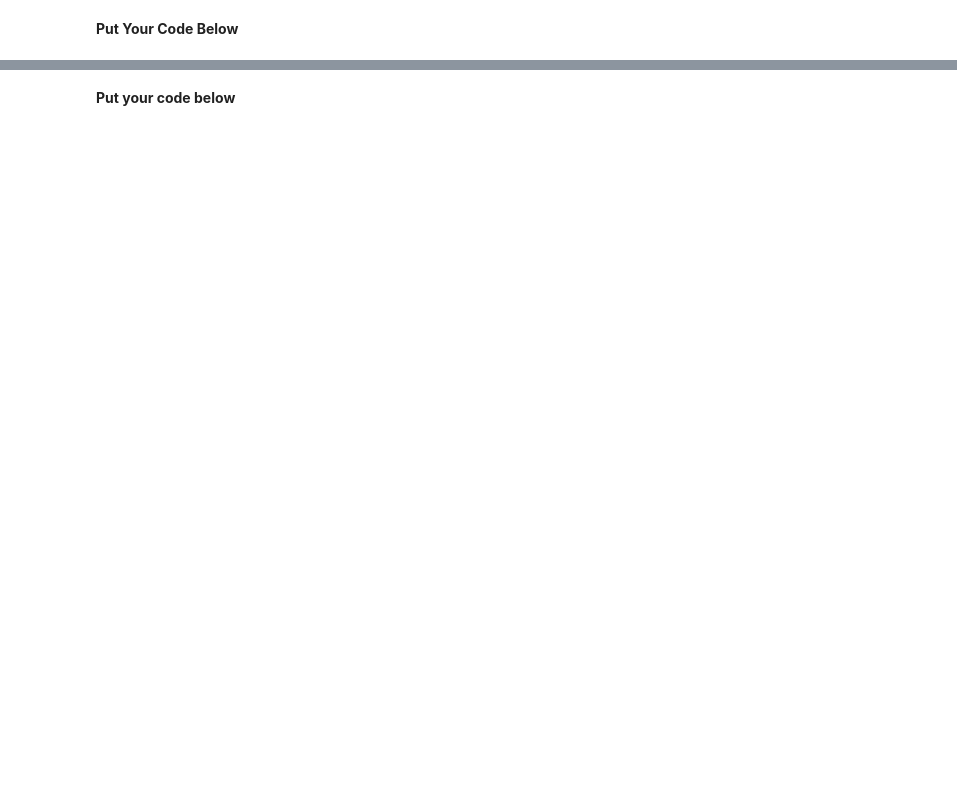
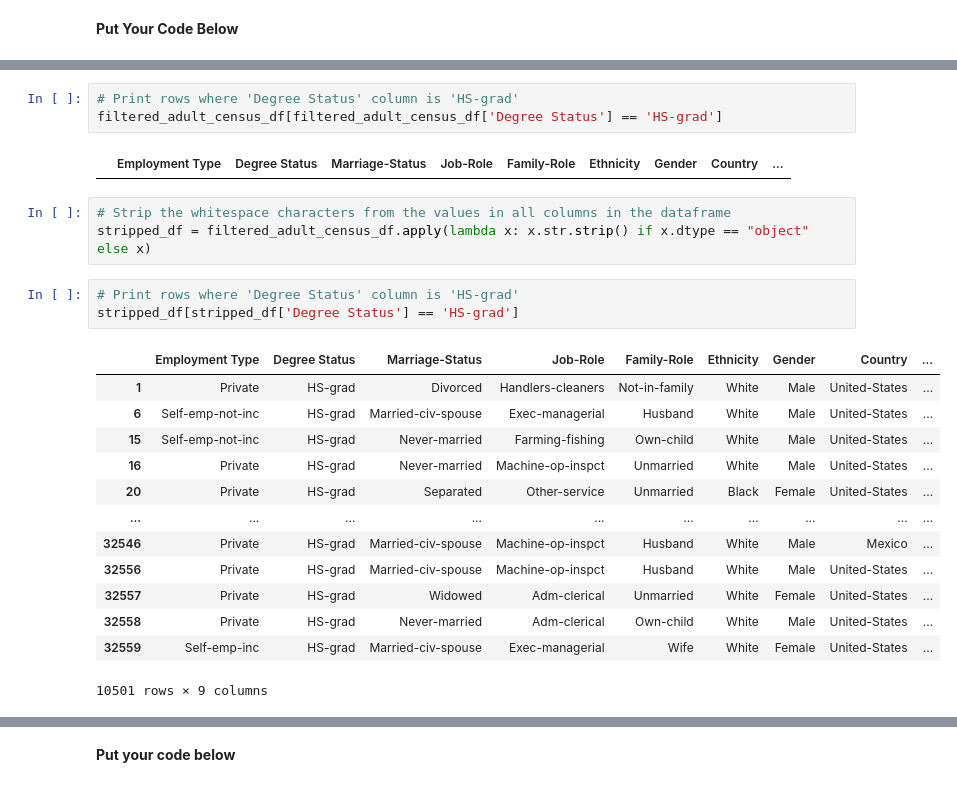
Before and after one commit to christinedbaxter/sb-python-test, a Jupyter notebook: Mock Interview Python Student Facing Questions .ipynb, the cells around one changed output, grey strips where cells are left out. Saved outputs shown, nothing was run; the diff lists cells and outputs as text; blank space fills up the shorter version.

```diff
--- a/Mock Interview Python Student Facing Questions .ipynb
+++ b/Mock Interview Python Student Facing Questions .ipynb
@@ -148,0 +187,25 @@ Please note you will be looking specifically at the *Job Role* column
+# %%
+# Print rows where 'Degree Status' column is 'HS-grad'
+filtered_adult_census_df[filtered_adult_census_df['Degree Status'] == 'HS-grad']
+# %% [output]
+|  | Employment Type | Degree Status | Marriage-Status | Job-Role | Family-Role | Ethnicity | Gender | Country | ... |
+# %%
+# Strip the whitespace characters from the values in all columns in the dataframe
+stripped_df = filtered_adult_census_df.apply(lambda x: x.str.strip() if x.dtype == "object" else x)
+# %%
+# Print rows where 'Degree Status' column is 'HS-grad'
+stripped_df[stripped_df['Degree Status'] == 'HS-grad']
+# %% [output]
+|  | Employment Type | Degree Status | Marriage-Status | Job-Role | Family-Role | Ethnicity | Gender | Country | ... |
+| 1 | Private | HS-grad | Divorced | Handlers-cleaners | Not-in-family | White | Male | United-States | ... |
+| 6 | Self-emp-not-inc | HS-grad | Married-civ-spouse | Exec-managerial | Husband | White | Male | United-States | ... |
+| 15 | Self-emp-not-inc | HS-grad | Never-married | Farming-fishing | Own-child | White | Male | United-States | ... |
+| 16 | Private | HS-grad | Never-married | Machine-op-inspct | Unmarried | White | Male | United-States | ... |
+| 20 | Private | HS-grad | Separated | Other-service | Unmarried | Black | Female | United-States | ... |
+| ... | ... | ... | ... | ... | ... | ... | ... | ... | ... |
+| 32546 | Private | HS-grad | Married-civ-spouse | Machine-op-inspct | Husband | White | Male | Mexico | ... |
+| 32556 | Private | HS-grad | Married-civ-spouse | Machine-op-inspct | Husband | White | Male | United-States | ... |
+| 32557 | Private | HS-grad | Widowed | Adm-clerical | Unmarried | White | Female | United-States | ... |
+| 32558 | Private | HS-grad | Never-married | Adm-clerical | Own-child | White | Male | United-States | ... |
+| 32559 | Self-emp-inc | HS-grad | Married-civ-spouse | Exec-managerial | Wife | White | Female | United-States | ... |
+10501 rows × 9 columns
```
Also changed, not shown: parts of 24 cells of this notebook.
